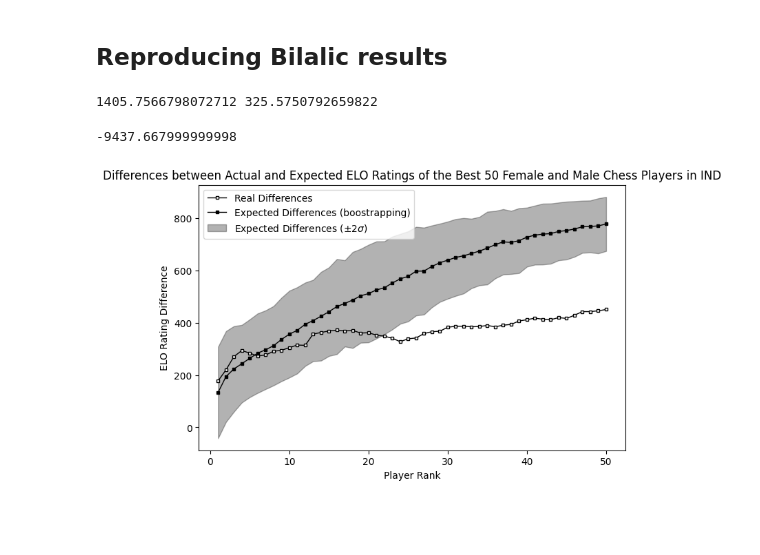
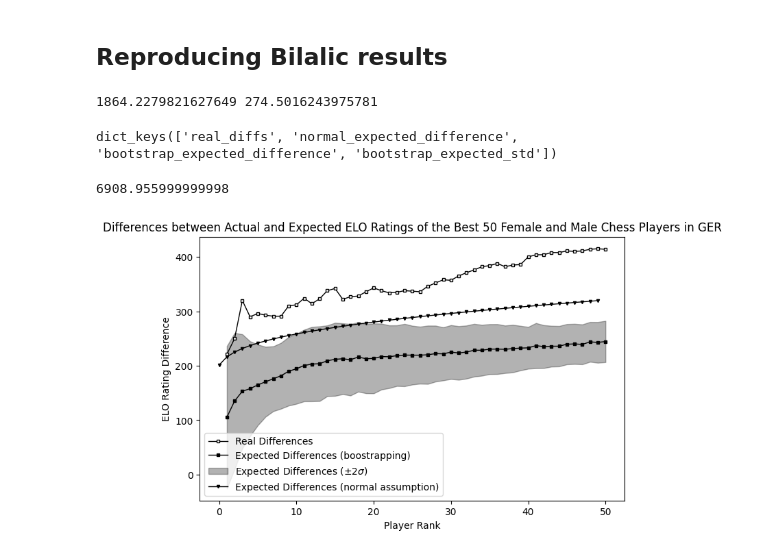
Before and after one commit to alexmolas/alexmolas.github.io, a Jupyter notebook: notebooks/chess-gender-gap/gender-gap.ipynb, the cells around one changed output. Cells and saved outputs as stored; diff of their text form; code cells hidden in the pictures; blank space fills up the shorter version.

Commit message:
Update chess gender gap

```diff
--- a/notebooks/chess-gender-gap/gender-gap.ipynb
+++ b/notebooks/chess-gender-gap/gender-gap.ipynb
@@ -75,18 +75,22 @@ From the above plot it's clear that Blom approximation is much better than Bilal
 # %% [markdown]
 ## Reproducing Bilalic results
 # %%
-country = 'IND'
+country = 'GER'
 actual_vs_expected = compute_actual_and_expected_differences_top_players(data=df,
                                                                          country=country,
                                                                          n_experiments=500,
                                                                          n=50)
 # %% [output]
-1405.7566798072712 325.5750792659822
+1864.2279821627649 274.5016243975781
+# %%
+actual_vs_expected.keys()
+# %% [output]
+dict_keys(['real_diffs', 'normal_expected_difference', 'bootstrap_expected_difference', 'bootstrap_expected_std'])
 # %%
 from plots import plot_actual_vs_expected_top_countries
 plt.figure(figsize=(8, 5))
-plot_actual_vs_expected_top_countries(actual_vs_expected, sigmas=2, country=country)
-plt.savefig(f"../../docs/chess-gender-gap/rank-vs-difference-{country}.png", bbox_inches="tight")
+plot_actual_vs_expected_top_countries(actual_vs_expected, sigmas=2, country=country, plot_normal_approx=True)
+# plt.savefig(f"../../docs/chess-gender-gap/rank-vs-difference-{country}.png", bbox_inches="tight")
 # %% [output]
--9437.667999999998
+6908.955999999998
-[figure, old version]
+[figure, new version]
```
Also changed, not shown: parts of 1 cell of this notebook, 6 other files.
